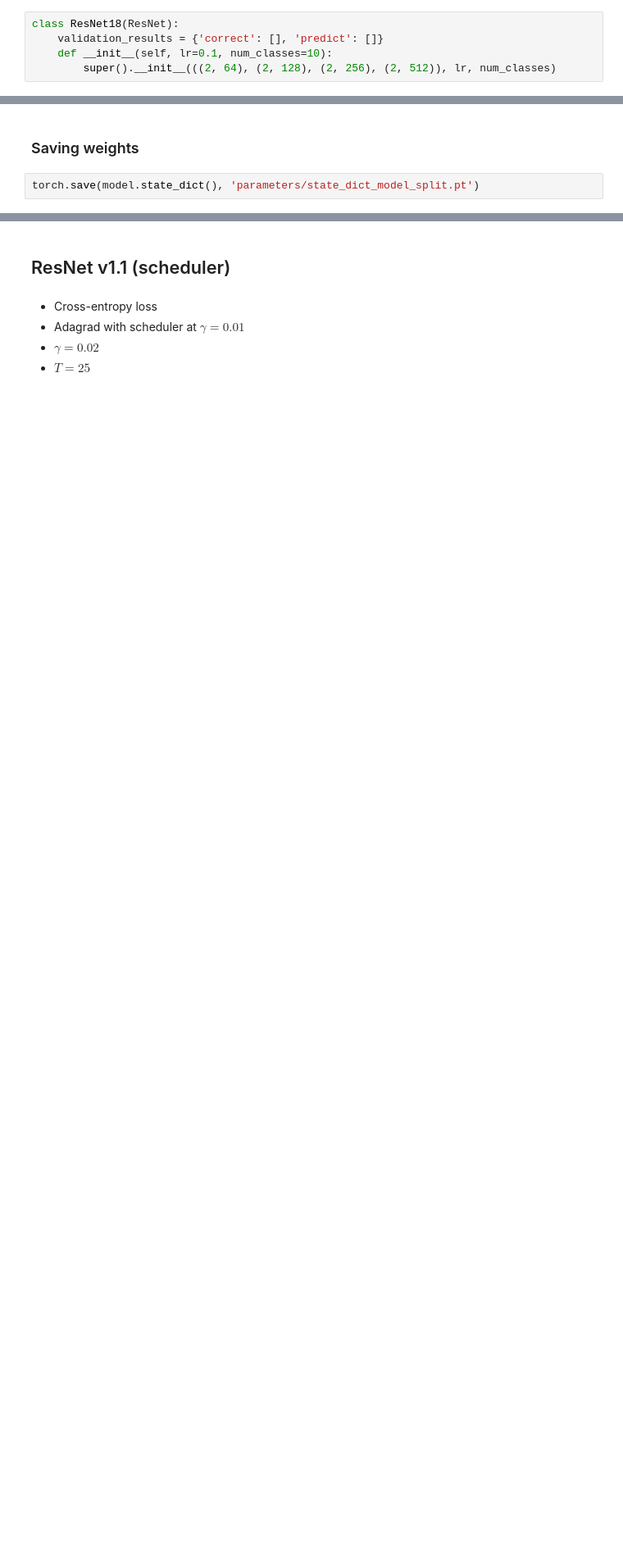
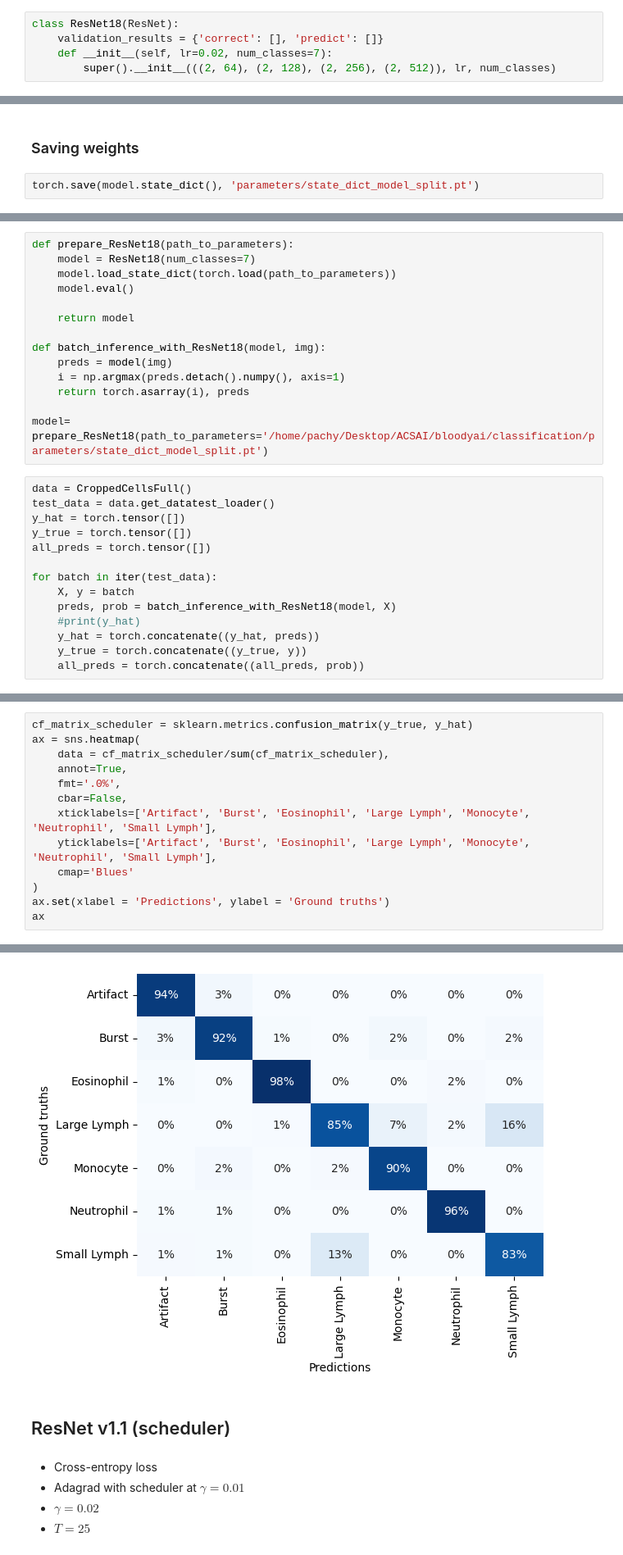
Before and after one commit to lordPachy/bloodyai, a Jupyter notebook: classification/resnet.ipynb, the cells around one changed output, grey strips where cells are left out. Shown at 82% size. Cells and saved outputs as stored; diff of their text form; blank space fills up the shorter version.

```diff
--- a/classification/resnet.ipynb
+++ b/classification/resnet.ipynb
@@ -436,7 +360,7 @@ class ResNet(d2l.Classifier):
 # %%
 class ResNet18(ResNet):
     validation_results = {'correct': [], 'predict': []}
-    def __init__(self, lr=0.1, num_classes=10):
+    def __init__(self, lr=0.02, num_classes=7):
         super().__init__(((2, 64), (2, 128), (2, 256), (2, 512)), lr, num_classes)
 # %% [markdown]
 ### Resnet Testing
@@ -504,0 +431,28 @@ torch.save(model.state_dict(), 'parameters/state_dict_model_split.pt')
+# %%
+def prepare_ResNet18(path_to_parameters):
+    model = ResNet18(num_classes=7)
+    model.load_state_dict(torch.load(path_to_parameters))
+    model.eval()
+
+    return model
+
+def batch_inference_with_ResNet18(model, img):
+    preds = model(img)
+    i = np.argmax(preds.detach().numpy(), axis=1)
+    return torch.asarray(i), preds
+
+model= prepare_ResNet18(path_to_parameters='/home/pachy/Desktop/ACSAI/bloodyai/classification/parameters/state_dict_model_split.pt')
+# %%
+data = CroppedCellsFull()
+test_data = data.get_datatest_loader()
+y_hat = torch.tensor([])
+y_true = torch.tensor([])
+all_preds = torch.tensor([])
+
+for batch in iter(test_data):
+    X, y = batch
+    preds, prob = batch_inference_with_ResNet18(model, X)
+    #print(y_hat)
+    y_hat = torch.concatenate((y_hat, preds))
+    y_true = torch.concatenate((y_true, y))
+    all_preds = torch.concatenate((all_preds, prob))
@@ -504,0 +470,14 @@ torch.save(model.state_dict(), 'parameters/state_dict_model_split.pt')
+# %%
+cf_matrix_scheduler = sklearn.metrics.confusion_matrix(y_true, y_hat)
+ax = sns.heatmap(
+    data = cf_matrix_scheduler/sum(cf_matrix_scheduler),
+    annot=True,
+    fmt='.0%',
+    cbar=False,
+    xticklabels=['Artifact', 'Burst', 'Eosinophil', 'Large Lymph', 'Monocyte', 'Neutrophil', 'Small Lymph'],
+    yticklabels=['Artifact', 'Burst', 'Eosinophil', 'Large Lymph', 'Monocyte', 'Neutrophil', 'Small Lymph'],
+    cmap='Blues'
+)
+ax.set(xlabel = 'Predictions', ylabel = 'Ground truths')
+ax
+# %% [output]
@@ -505,3 +485,4 @@ torch.save(model.state_dict(), 'parameters/state_dict_model_split.pt')
+[figure, added]
 # %% [markdown]
 ## ResNet v1.1 (scheduler)
 # %% [markdown]
```
Also changed, not shown: parts of 52 cells of this notebook, 3 other files.
